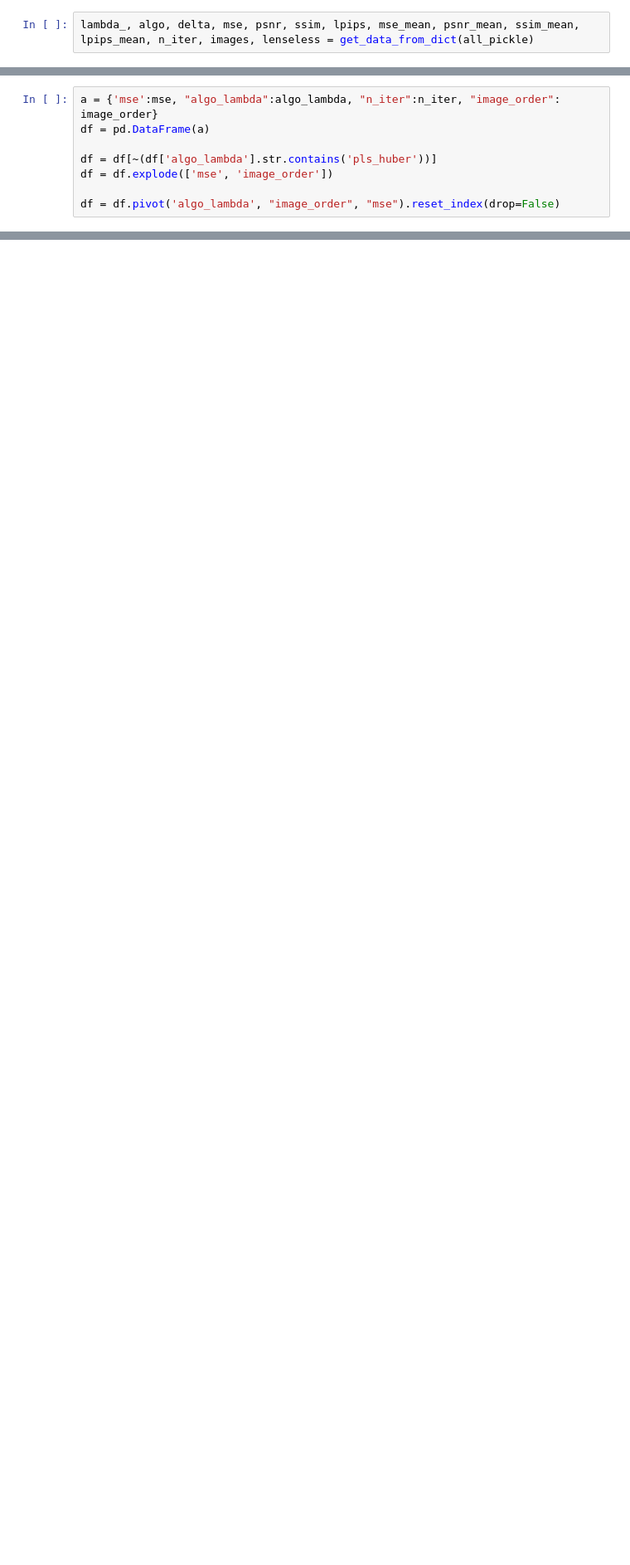
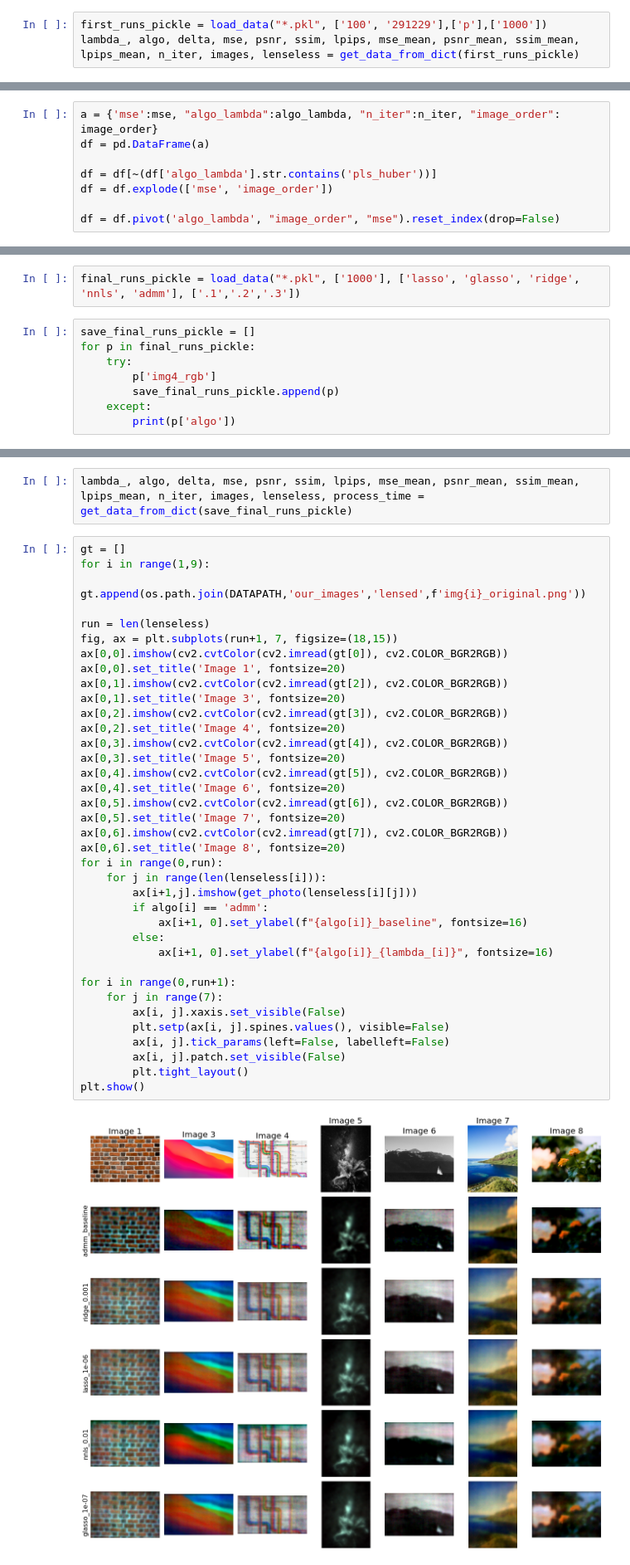
Before and after one commit to alec-flowers/DiffuserCam, a Jupyter notebook: plots.ipynb, the cells around one changed output, grey strips where cells are left out. Shown at 83% size. Saved outputs shown, nothing was run; the diff lists cells and outputs as text; blank space fills up the shorter version.

```diff
--- a/plots.ipynb
+++ b/plots.ipynb
@@ -155,5 +136,6 @@ df
 # %%
-lambda_, algo, delta, mse, psnr, ssim, lpips, mse_mean, psnr_mean, ssim_mean, lpips_mean, n_iter, images, lenseless = get_data_from_dict(all_pickle)
+first_runs_pickle = load_data("*.pkl", ['100', '291229'],['p'],['1000'])
+lambda_, algo, delta, mse, psnr, ssim, lpips, mse_mean, psnr_mean, ssim_mean, lpips_mean, n_iter, images, lenseless = get_data_from_dict(first_runs_pickle)
 # %%
 # Will Likely not work as above
 
@@ -213,0 +249,10 @@ df.iloc[:,1:].values
+# %%
+final_runs_pickle = load_data("*.pkl", ['1000'], ['lasso', 'glasso', 'ridge', 'nnls', 'admm'], ['.1','.2','.3'])
+# %%
+save_final_runs_pickle = []
+for p in final_runs_pickle:
+    try:
+        p['img4_rgb']
+        save_final_runs_pickle.append(p)
+    except:
+        print(p['algo'])
@@ -213,0 +279,41 @@ df.iloc[:,1:].values
+# %%
+lambda_, algo, delta, mse, psnr, ssim, lpips, mse_mean, psnr_mean, ssim_mean, lpips_mean, n_iter, images, lenseless, process_time = get_data_from_dict(save_final_runs_pickle)
+# %%
+gt = []
+for i in range(1,9):
+    gt.append(os.path.join(DATAPATH,'our_images','lensed',f'img{i}_original.png'))
+
+run = len(lenseless)
+fig, ax = plt.subplots(run+1, 7, figsize=(18,15))
+ax[0,0].imshow(cv2.cvtColor(cv2.imread(gt[0]), cv2.COLOR_BGR2RGB))
+ax[0,0].set_title('Image 1', fontsize=20)
+ax[0,1].imshow(cv2.cvtColor(cv2.imread(gt[2]), cv2.COLOR_BGR2RGB))
+ax[0,1].set_title('Image 3', fontsize=20)
+ax[0,2].imshow(cv2.cvtColor(cv2.imread(gt[3]), cv2.COLOR_BGR2RGB))
+ax[0,2].set_title('Image 4', fontsize=20)
+ax[0,3].imshow(cv2.cvtColor(cv2.imread(gt[4]), cv2.COLOR_BGR2RGB))
+ax[0,3].set_title('Image 5', fontsize=20)
+ax[0,4].imshow(cv2.cvtColor(cv2.imread(gt[5]), cv2.COLOR_BGR2RGB))
+ax[0,4].set_title('Image 6', fontsize=20)
+ax[0,5].imshow(cv2.cvtColor(cv2.imread(gt[6]), cv2.COLOR_BGR2RGB))
+ax[0,5].set_title('Image 7', fontsize=20)
+ax[0,6].imshow(cv2.cvtColor(cv2.imread(gt[7]), cv2.COLOR_BGR2RGB))
+ax[0,6].set_title('Image 8', fontsize=20)
+for i in range(0,run):
+    for j in range(len(lenseless[i])):
+        ax[i+1,j].imshow(get_photo(lenseless[i][j]))
+        if algo[i] == 'admm':
+            ax[i+1, 0].set_ylabel(f"{algo[i]}_baseline", fontsize=16)
+        else:
+            ax[i+1, 0].set_ylabel(f"{algo[i]}_{lambda_[i]}", fontsize=16)
+
+for i in range(0,run+1):
+    for j in range(7):
+        ax[i, j].xaxis.set_visible(False)
+        plt.setp(ax[i, j].spines.values(), visible=False)
+        ax[i, j].tick_params(left=False, labelleft=False)
+        ax[i, j].patch.set_visible(False)
+        plt.tight_layout()
+plt.show()
+# %% [output]
+[figure, added]
```
Also changed, not shown: parts of 25 cells of this notebook, 3 other files.
